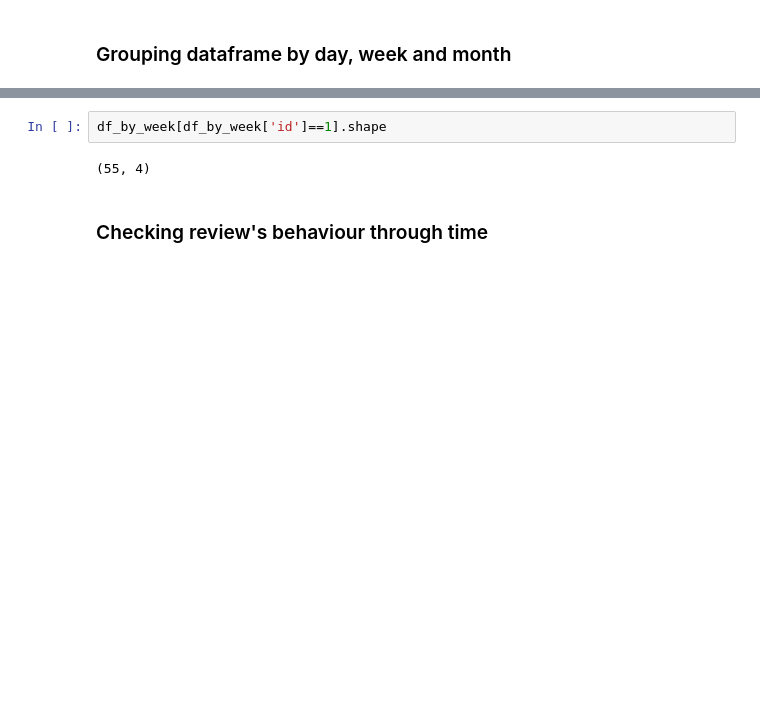
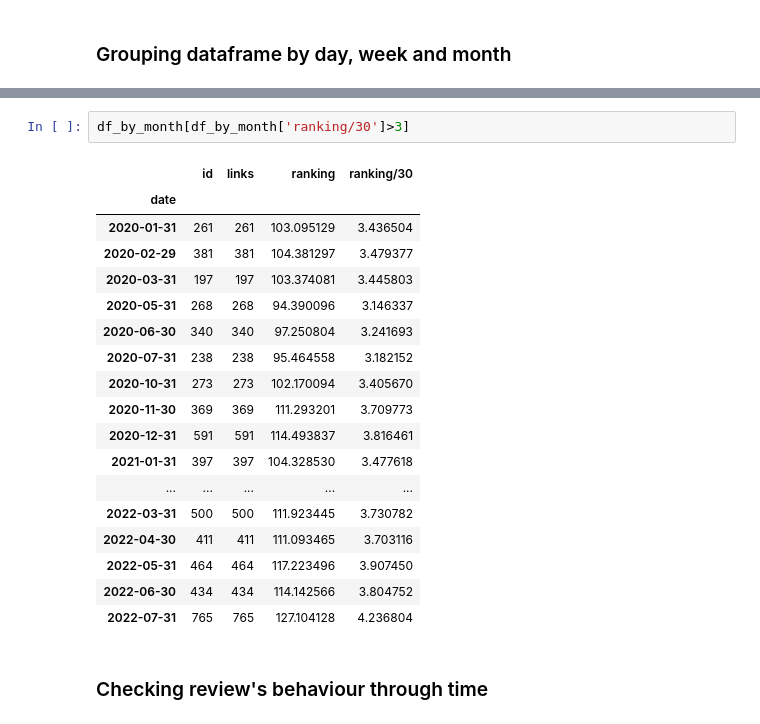
Before and after one commit to evegarcianz/ScrapingAPI, a Jupyter notebook: TrustpilotWebScrapeAPI.ipynb, the cells around one changed output, grey strips where cells are left out. Cells and saved outputs as stored; diff of their text form; blank space fills up the shorter version.

```diff
--- a/TrustpilotWebScrapeAPI.ipynb
+++ b/TrustpilotWebScrapeAPI.ipynb
@@ -232,8 +233,25 @@ df_by_month
 134 rows × 4 columns
-# %%
-df_by_week[df_by_week['id']==1].shape
-# %% [output]
-(55, 4)
+# %%
+df_by_month[df_by_month['ranking/30']>3]
+# %% [output]
+|  | id | links | ranking | ranking/30 |
+| date |  |  |  |  |
+| 2020-01-31 | 261 | 261 | 103.095129 | 3.436504 |
+| 2020-02-29 | 381 | 381 | 104.381297 | 3.479377 |
+| 2020-03-31 | 197 | 197 | 103.374081 | 3.445803 |
+| 2020-05-31 | 268 | 268 | 94.390096 | 3.146337 |
+| 2020-06-30 | 340 | 340 | 97.250804 | 3.241693 |
+| 2020-07-31 | 238 | 238 | 95.464558 | 3.182152 |
+| 2020-10-31 | 273 | 273 | 102.170094 | 3.405670 |
+| 2020-11-30 | 369 | 369 | 111.293201 | 3.709773 |
+| 2020-12-31 | 591 | 591 | 114.493837 | 3.816461 |
+| 2021-01-31 | 397 | 397 | 104.328530 | 3.477618 |
+| ... | ... | ... | ... | ... |
+| 2022-03-31 | 500 | 500 | 111.923445 | 3.730782 |
+| 2022-04-30 | 411 | 411 | 111.093465 | 3.703116 |
+| 2022-05-31 | 464 | 464 | 117.223496 | 3.907450 |
+| 2022-06-30 | 434 | 434 | 114.142566 | 3.804752 |
+| 2022-07-31 | 765 | 765 | 127.104128 | 4.236804 |
 # %% [markdown]
 ### Checking review's behaviour through time
 # %%
```
Also changed, not shown: parts of 23 cells of this notebook.
